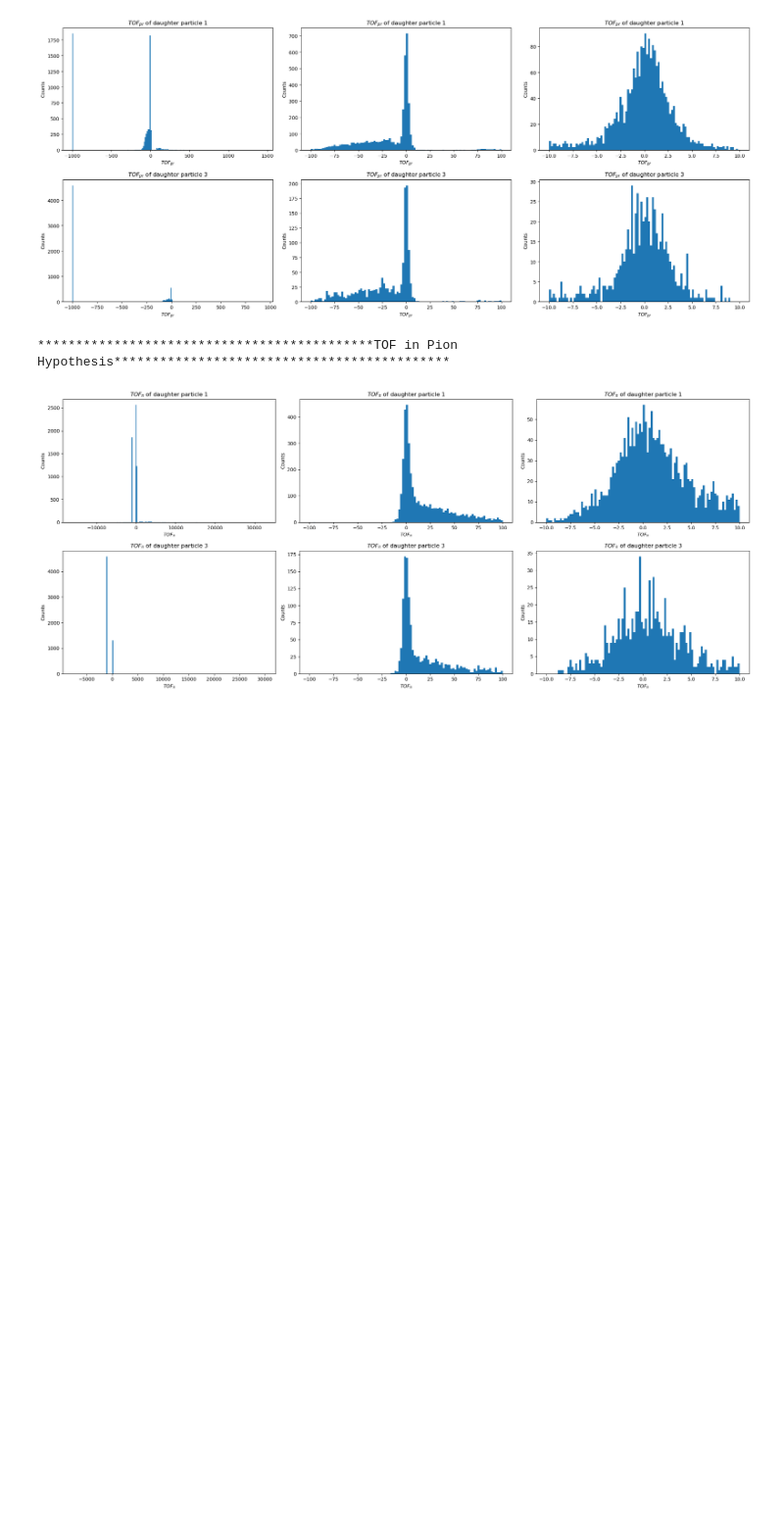
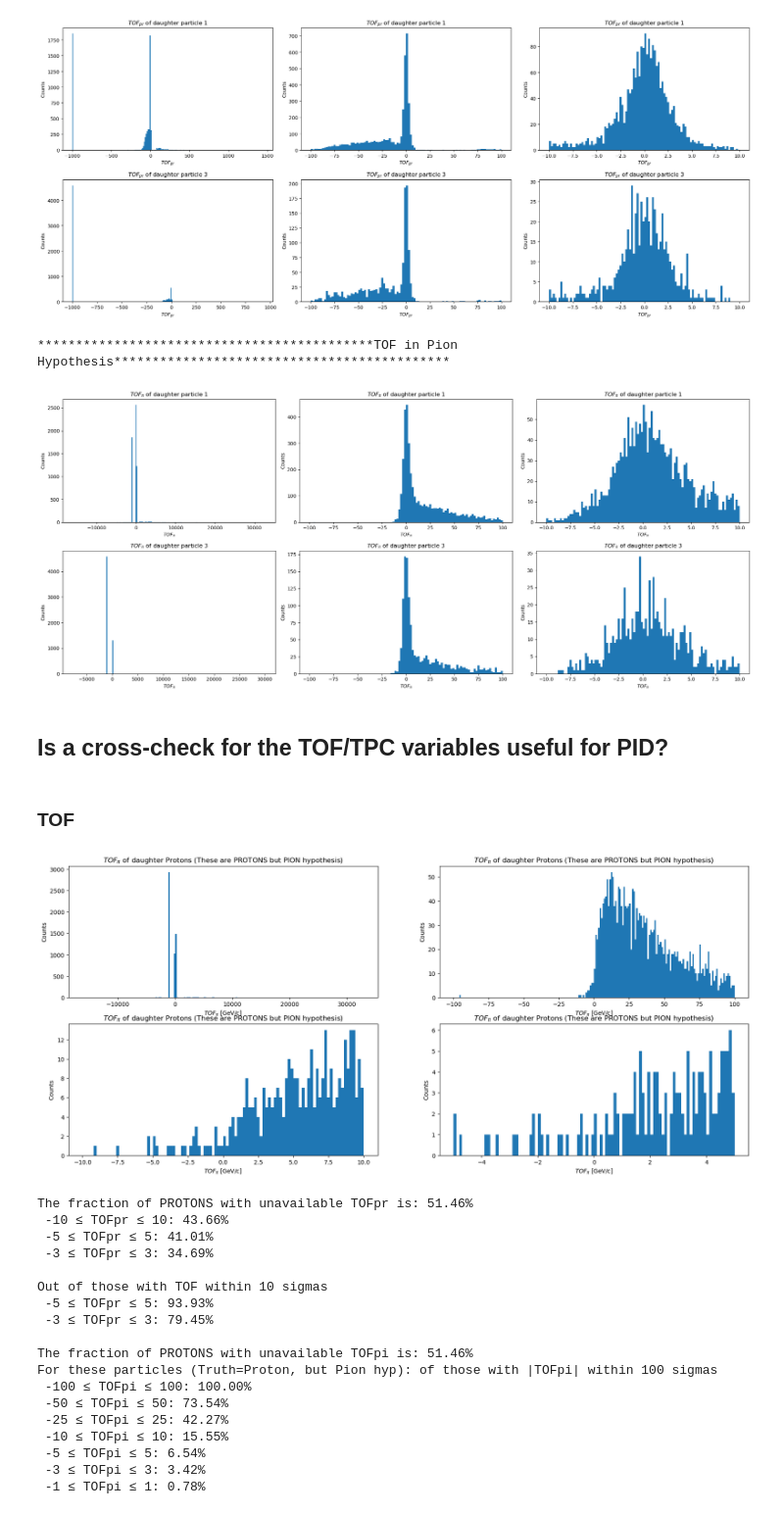
Before and after one commit to LeoPi314/LCPB_Project, a Jupyter notebook: MC_Only_Lambda.ipynb, the cells around one changed output. Shown at 98% size. Cells and saved outputs as stored; diff of their text form; code cells hidden in the pictures; blank space fills up the shorter version.

```diff
--- a/MC_Only_Lambda.ipynb
+++ b/MC_Only_Lambda.ipynb
@@ -950,3 +950,74 @@ plt.show()
 [figure]
 ********************************************TOF in Pion Hypothesis********************************************
 [figure]
+# %% [markdown]
+## Is a cross-check for the TOF/TPC variables useful for PID?
+# %% [markdown]
+### TOF
+# %%
+# these are protons(2212) but I check the variables relative to pions to see if they are easy to spot
+# Let's see some properties for protons
+N_bin = 200
+fig, ax = plt.subplots(2,2, figsize=(21,9))
+ax[0][0].hist(np.where(df["PDG_1"]==2212, df["TOFpi_1"], df["TOFpi_3"]), bins=N_bin)
+ax[0][0].set_title(r"$TOF_{\pi}$ of daughter Protons (These are PROTONS but PION hypothesis)")
+ax[0][0].set_xlabel(r"$TOF_{\pi}$ [GeV/c]")
+ax[0][0].set_ylabel(f"Counts")
+
+ax[0][1].hist(np.where(df["PDG_1"]==2212, df["TOFpi_1"], df["TOFpi_3"]), bins=N_bin, range=(-100,100))
+ax[0][1].set_title(r"$TOF_{\pi}$ of daughter Protons (These are PROTONS but PION hypothesis)")
+ax[0][1].set_xlabel(r"$TOF_{\pi}$ [GeV/c]")
+ax[0][1].set_ylabel(f"Counts")
+
+ax[1][0].hist(np.where(df["PDG_1"]==2212, df["TOFpi_1"], df["TOFpi_3"]), bins=N_bin//2, range=(-10,10))
+ax[1][0].set_title(r"$TOF_{\pi}$ of daughter Protons (These are PROTONS but PION hypothesis)")
+ax[1][0].set_xlabel(r"$TOF_{\pi}$ [GeV/c]")
+ax[1][0].set_ylabel(f"Counts")
+
+ax[1][1].hist(np.where(df["PDG_1"]==2212, df["TOFpi_1"], df["TOFpi_3"]), bins=N_bin//2, range=(-5,5))
+ax[1][1].set_title(r"$TOF_{\pi}$ of daughter Protons (These are PROTONS but PION hypothesis)")
+ax[1][1].set_xlabel(r"$TOF_{\pi}$ [GeV/c]")
+ax[1][1].set_ylabel(f"Counts")
+plt.show()
+
+
+# Let's crunch some numbers
+print("The fraction of PROTONS with unavailable TOFpr is: "+
+     f"{(sum(np.isclose((np.where(df["PDG_1"]==2212, df["TOFpr_1"], df["TOFpr_3"])),-999)))/len(df)*100:.2f}%")
+
+TOF_MAX = [10,5,3]
+for i in range (len(TOF_MAX)):
+    print(f" {-TOF_MAX[i]} ≤ TOFpr ≤ {TOF_MAX[i]}: {sum((np.abs(np.where(df["PDG_1"]==2212, df["TOFpr_1"], df["TOFpr_3"])) < TOF_MAX[i]))/len(df)*100:.2f}%")
+
+print("\nOut of those with TOF within 10 sigmas")
+for i in [1,len(TOF_MAX)-1]:
+    print(f" {-TOF_MAX[i]} ≤ TOFpr ≤ {TOF_MAX[i]}: {sum((np.abs(np.where(df["PDG_1"]==2212, df["TOFpr_1"], df["TOFpr_3"])) < TOF_MAX[i]))
+    /(sum(np.abs(np.where(df["PDG_1"]==2212, df["TOFpr_1"], df["TOFpr_3"]))<=10))*100:.2f}%")
+
+print("\nThe fraction of PROTONS with unavailable TOFpi is: "+
+     f"{(sum(np.isclose((np.where(df["PDG_1"]==2212, df["TOFpi_1"], df["TOFpi_3"])),-999)))/len(df)*100:.2f}%")
+EX_TOF_MAX = [100,50,25,10,5,3,1]
+print("For these particles (Truth=Proton, but Pion hyp): of those with |TOFpi| within 100 sigmas")
+for i in range (len(EX_TOF_MAX)):
+    print(f" {-EX_TOF_MAX[i]} ≤ TOFpi ≤ {EX_TOF_MAX[i]}: {sum((np.abs(np.where(df["PDG_1"]==2212, df["TOFpi_1"], df["TOFpi_3"])) < EX_TOF_MAX[i]))
+                                                             /(sum(np.abs(np.where(df["PDG_1"]==2212, df["TOFpi_1"], df["TOFpi_3"]))<=100))*100:.2f}%")
+# %% [output]
+[figure, added]
+The fraction of PROTONS with unavailable TOFpr is: 51.46%
+ -10 ≤ TOFpr ≤ 10: 43.66%
+ -5 ≤ TOFpr ≤ 5: 41.01%
+ -3 ≤ TOFpr ≤ 3: 34.69%
+
+Out of those with TOF within 10 sigmas
+ -5 ≤ TOFpr ≤ 5: 93.93%
+ -3 ≤ TOFpr ≤ 3: 79.45%
+
+The fraction of PROTONS with unavailable TOFpi is: 51.46%
+For these particles (Truth=Proton, but Pion hyp): of those with |TOFpi| within 100 sigmas
+ -100 ≤ TOFpi ≤ 100: 100.00%
+ -50 ≤ TOFpi ≤ 50: 73.54%
+ -25 ≤ TOFpi ≤ 25: 42.27%
+ -10 ≤ TOFpi ≤ 10: 15.55%
+ -5 ≤ TOFpi ≤ 5: 6.54%
+ -3 ≤ TOFpi ≤ 3: 3.42%
+ -1 ≤ TOFpi ≤ 1: 0.78%
```
Also changed, not shown: parts of 5 cells of this notebook.
